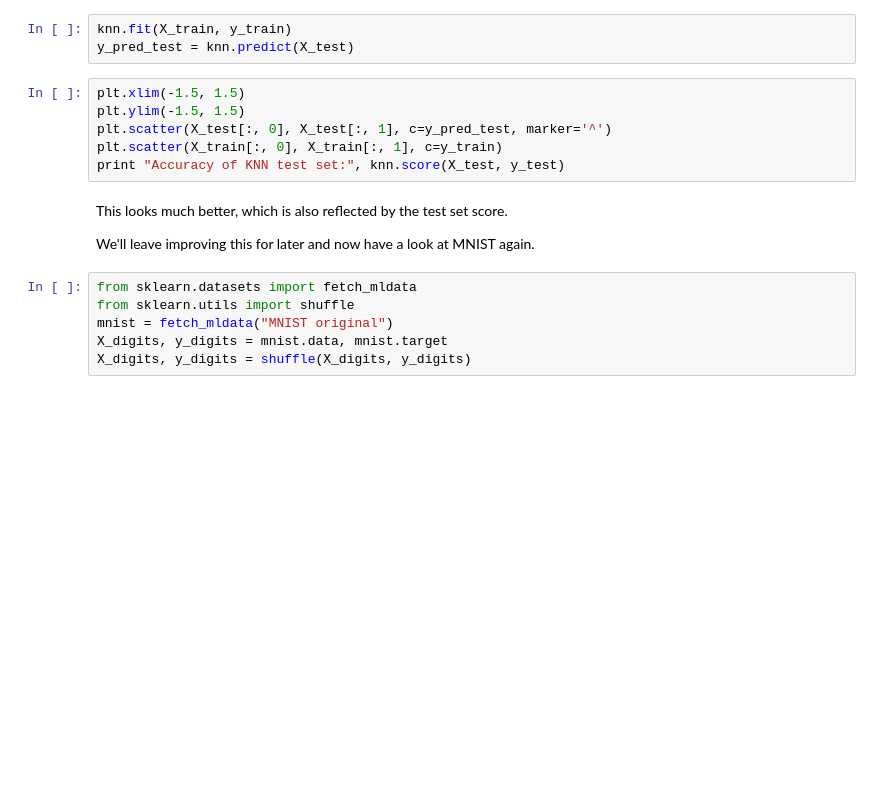
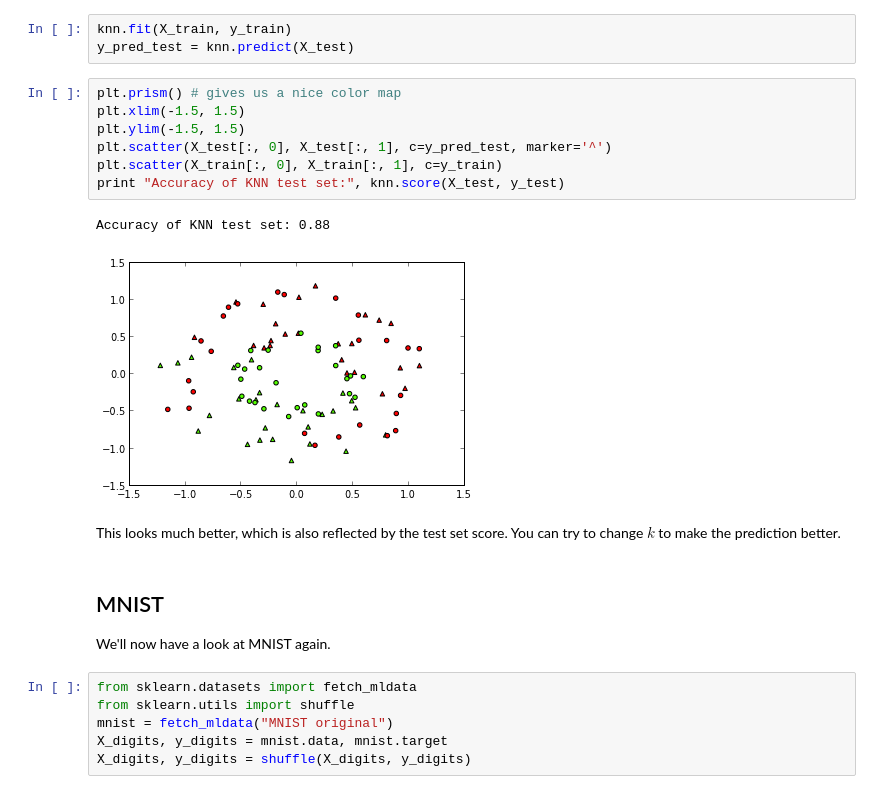
Before and after one commit to temporaer/tutorial_ml_gkbionics, a Jupyter notebook: 5 - k Nearest Neighbors.ipynb, the cells around one changed output. Cells and saved outputs as stored; diff of their text form; blank space fills up the shorter version.

```diff
--- a/5 - k Nearest Neighbors.ipynb
+++ b/5 - k Nearest Neighbors.ipynb
@@ -51,15 +67,21 @@ knn = KNeighborsClassifier(n_neighbors=5)    # we specify that this knn should a
 knn.fit(X_train, y_train)
 y_pred_test = knn.predict(X_test)
 # %%
+plt.prism() # gives us a nice color map
 plt.xlim(-1.5, 1.5)
 plt.ylim(-1.5, 1.5)
 plt.scatter(X_test[:, 0], X_test[:, 1], c=y_pred_test, marker='^')
 plt.scatter(X_train[:, 0], X_train[:, 1], c=y_train)
 print "Accuracy of KNN test set:", knn.score(X_test, y_test)
+# %% [output]
+Accuracy of KNN test set: 0.88
+[figure, added]
 # %% [markdown]
-This looks much better, which is also reflected by the test set score.
-
-We'll leave improving this for later and now have a look at MNIST again.
+This looks much better, which is also reflected by the test set score. You can try to change $k$ to make the prediction better.
+# %% [markdown]
+MNIST
+-----
+We'll now have a look at MNIST again.
 # %%
 from sklearn.datasets import fetch_mldata
 from sklearn.utils import shuffle
```
Also changed, not shown: parts of 14 cells of this notebook, 3 other files.
